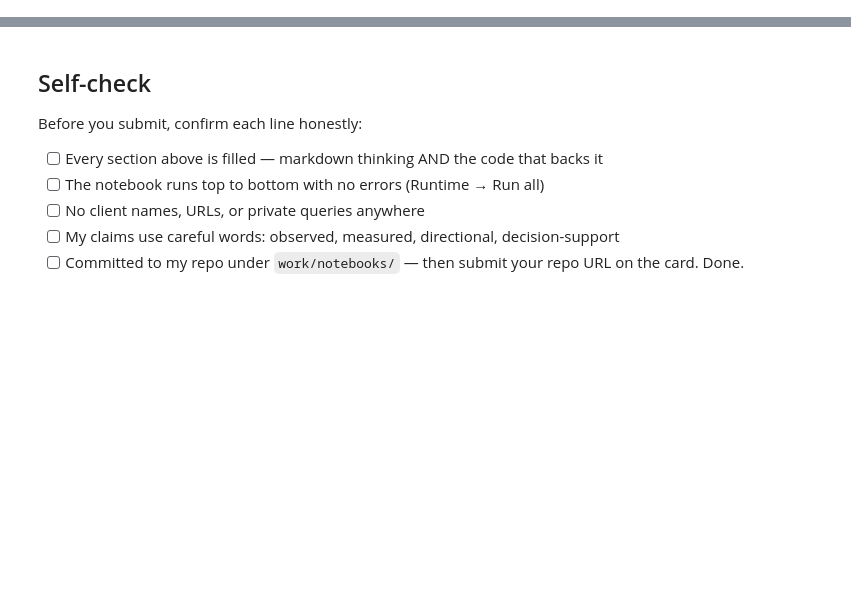
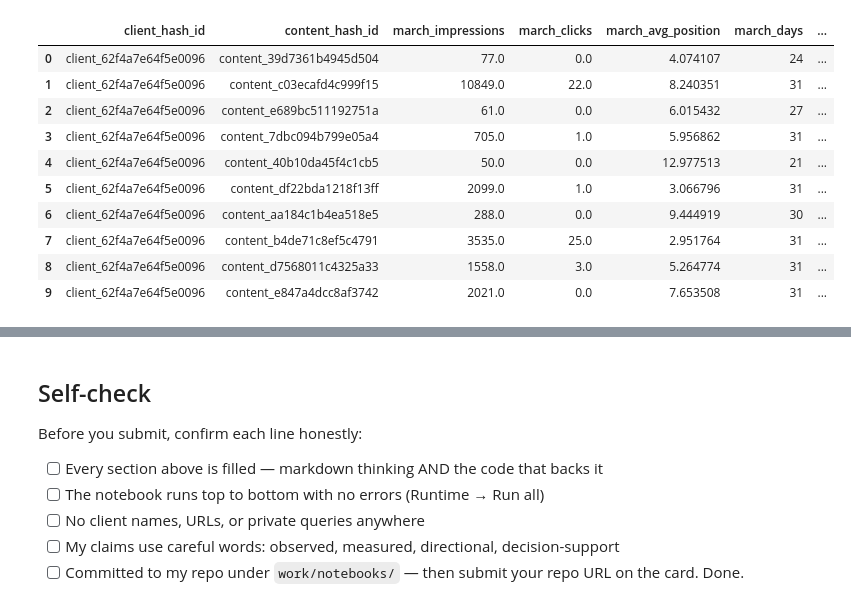
Before and after one commit to Dushyant1607/ml-internship, a Jupyter notebook: work/notebooks/w03_data_contract.ipynb, the cells around one changed output, grey strips where cells are left out. Drawn from its saved outputs; the diff is of its cells as text; code cells hidden in the pictures; blank space fills up the shorter version.

Commit message:
Complete Week 3 data contract and leakage check

```diff
--- a/work/notebooks/w03_data_contract.ipynb
+++ b/work/notebooks/w03_data_contract.ipynb
@@ -36,0 +260,100 @@ This skeleton is yours to fill. Work the sections **in order** — each one has
+# %%
+# PROVISIONAL FUTURE-OUTCOME LABEL
+# March features; April outcome. June remains sealed.
+
+from huggingface_hub import hf_hub_download
+from pathlib import Path
+
+# Download April 2026 partition
+april_file = hf_hub_download(
+    repo_id="FlyRank/internship-warehouse",
+    repo_type="dataset",
+    filename="fact_content_daily_performance/month=2026-04/data_0.parquet",
+    token=hf_token,
+)
+
+quoted_april = str(april_file).replace("'", "''")
+
+con.execute(f"""
+    CREATE OR REPLACE VIEW april AS
+    SELECT *
+    FROM read_parquet('{quoted_april}')
+""")
+
+# Aggregate monthly GSC measurements per client/content pair
+monthly = con.execute("""
+    WITH march_month AS (
+        SELECT
+            client_hash_id,
+            content_hash_id,
+            SUM(gsc_impressions) AS march_impressions,
+            SUM(gsc_clicks) AS march_clicks,
+            AVG(gsc_avg_position) AS march_avg_position,
+            COUNT(*) AS march_days,
+            COUNT(*) FILTER (
+                WHERE gsc_data_available IS TRUE
+            ) AS march_available_days
+        FROM march
+        WHERE report_date >= DATE '2026-03-01'
+          AND report_date < DATE '2026-04-01'
+          AND gsc_data_available IS TRUE
+        GROUP BY client_hash_id, content_hash_id
+    ),
+    april_month AS (
+        SELECT
+            client_hash_id,
+            content_hash_id,
+            SUM(gsc_impressions) AS april_impressions,
+            COUNT(*) FILTER (
+                WHERE gsc_data_available IS TRUE
+            ) AS april_available_days
+        FROM april
+        WHERE report_date >= DATE '2026-04-01'
+          AND report_date < DATE '2026-05-01'
+          AND gsc_data_available IS TRUE
+        GROUP BY client_hash_id, content_hash_id
+    )
+    SELECT
+        m.client_hash_id,
+        m.content_hash_id,
+        m.march_impressions,
+        m.march_clicks,
+        m.march_avg_position,
+        m.march_days,
+        m.march_available_days,
+        a.april_impressions,
+        a.april_available_days,
+        CASE
+            WHEN m.march_impressions > 0
+             AND a.april_impressions < 0.8 * m.march_impressions
+            THEN 1
+            WHEN m.march_impressions > 0
+            THEN 0
+            ELSE NULL
+        END AS future_decline_proxy
+    FROM march_month m
+    INNER JOIN april_month a
+      ON m.client_hash_id = a.client_hash_id
+     AND m.content_hash_id = a.content_hash_id
+    WHERE m.march_available_days > 0
+      AND a.april_available_days > 0
+""").df()
+
+display(monthly.head(10))
+print("Page pairs with both months available:", f"{len(monthly):,}")
+print(
+    "Future-decline proxy rate:",
+    f"{monthly['future_decline_proxy'].mean():.1%}"
+)
+# %% [output]
+|  | client_hash_id | content_hash_id | march_impressions | march_clicks | march_avg_position | march_days | ... |
+| 0 | client_62f4a7e64f5e0096 | content_39d7361b4945d504 | 77.0 | 0.0 | 4.074107 | 24 | ... |
+| 1 | client_62f4a7e64f5e0096 | content_c03ecafd4c999f15 | 10849.0 | 22.0 | 8.240351 | 31 | ... |
+| 2 | client_62f4a7e64f5e0096 | content_e689bc511192751a | 61.0 | 0.0 | 6.015432 | 27 | ... |
+| 3 | client_62f4a7e64f5e0096 | content_7dbc094b799e05a4 | 705.0 | 1.0 | 5.956862 | 31 | ... |
+| 4 | client_62f4a7e64f5e0096 | content_40b10da45f4c1cb5 | 50.0 | 0.0 | 12.977513 | 21 | ... |
+| 5 | client_62f4a7e64f5e0096 | content_df22bda1218f13ff | 2099.0 | 1.0 | 3.066796 | 31 | ... |
+| 6 | client_62f4a7e64f5e0096 | content_aa184c1b4ea518e5 | 288.0 | 0.0 | 9.444919 | 30 | ... |
+| 7 | client_62f4a7e64f5e0096 | content_b4de71c8ef5c4791 | 3535.0 | 25.0 | 2.951764 | 31 | ... |
+| 8 | client_62f4a7e64f5e0096 | content_d7568011c4325a33 | 1558.0 | 3.0 | 5.264774 | 31 | ... |
+| 9 | client_62f4a7e64f5e0096 | content_e847a4dcc8af3742 | 2021.0 | 0.0 | 7.653508 | 31 | ... |
```
Also changed, not shown: parts of 20 cells of this notebook.
